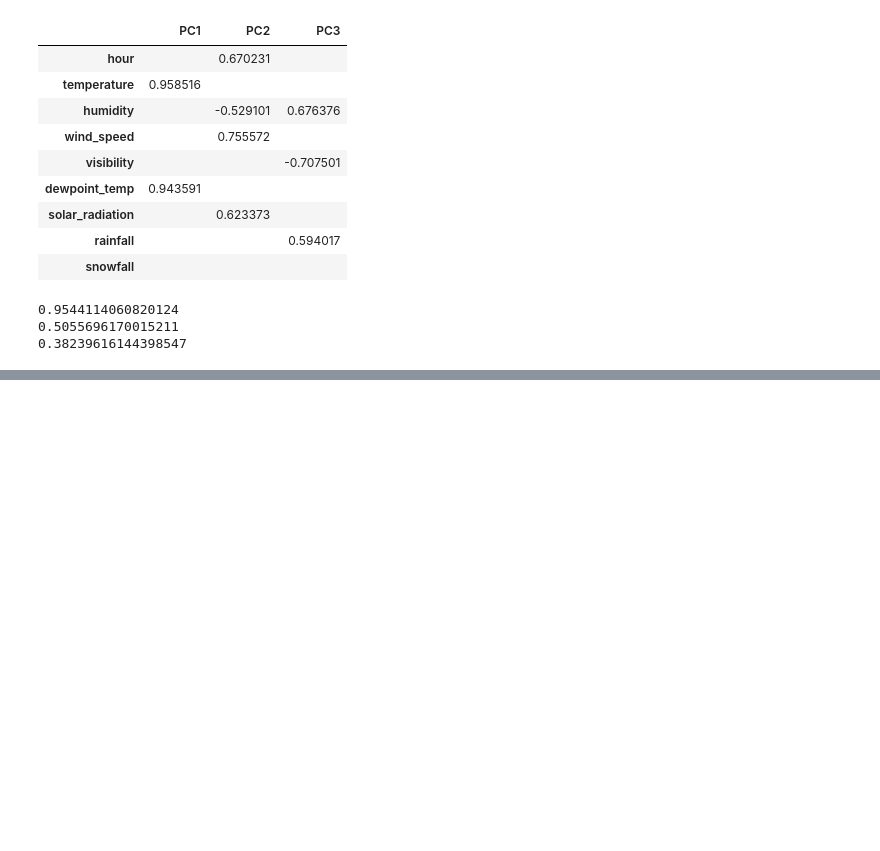
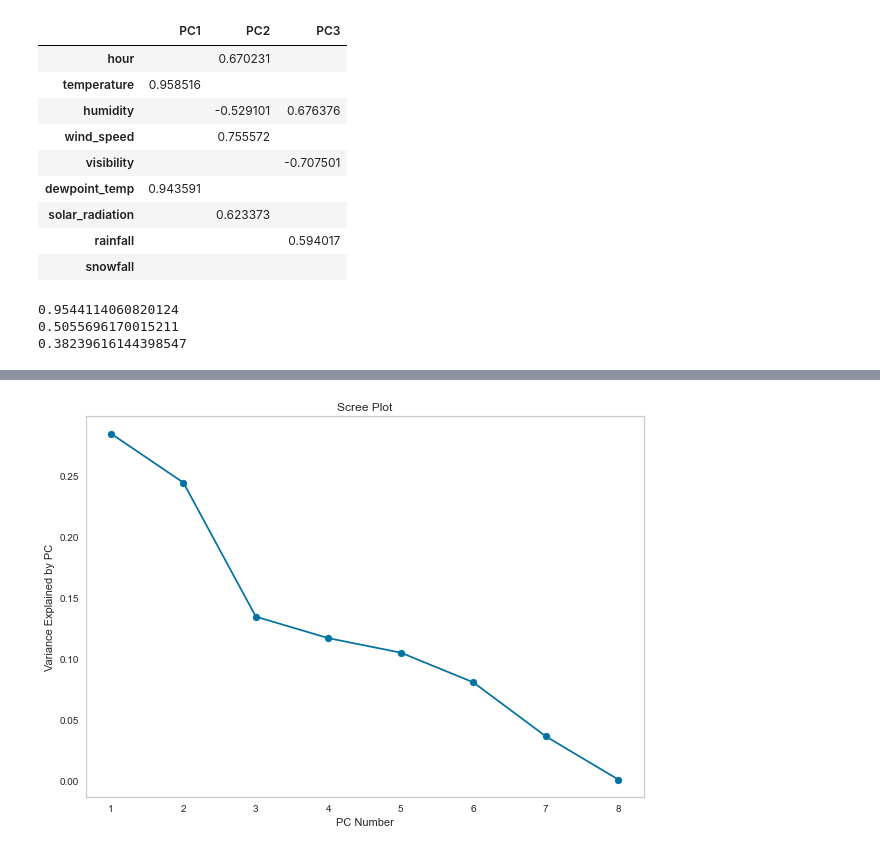
Before and after one commit to Jiian/seoulbike, a Jupyter notebook: PCA/pca bike.ipynb, the cells around one changed output, grey strips where cells are left out. Cells and saved outputs as stored; diff of their text form; code cells hidden in the pictures; blank space fills up the shorter version.

```diff
--- a/PCA/pca bike.ipynb
+++ b/PCA/pca bike.ipynb
@@ -301,0 +319,11 @@ def evaluate_pcs(num_of_pcs,data):
+# %%
+#Scree Plot
+plt.figure(figsize=(10, 7))
+plt.scatter(range(1,N+1),explained_variance3)
+plt.plot(range(1,N+1),explained_variance3)
+plt.title('Scree Plot')
+plt.xlabel('PC Number')
+plt.ylabel('Variance Explained by PC')
+plt.grid()
+# %% [output]
+[figure, added]
```
Also changed, not shown: parts of 11 cells of this notebook, 1 other file.
